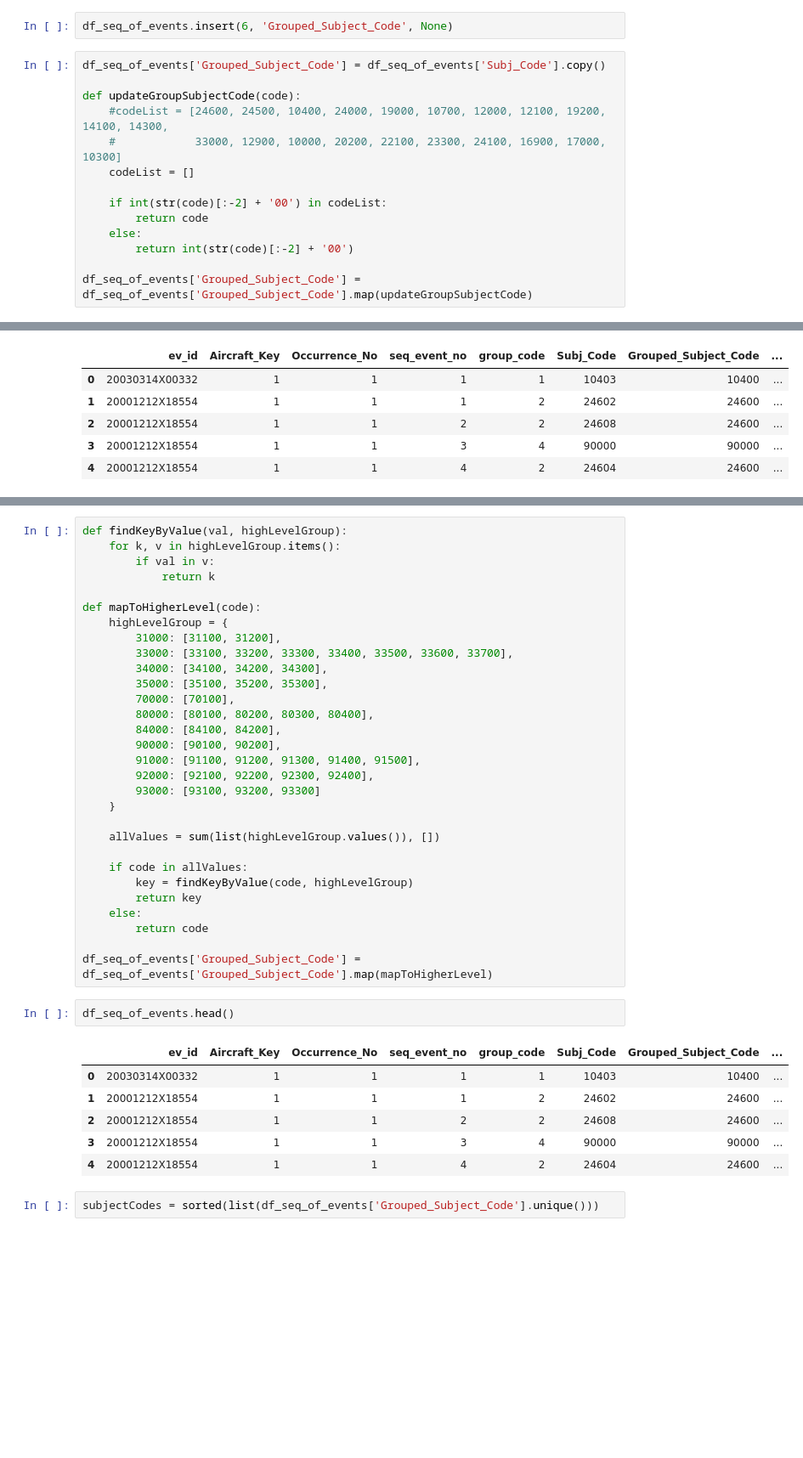
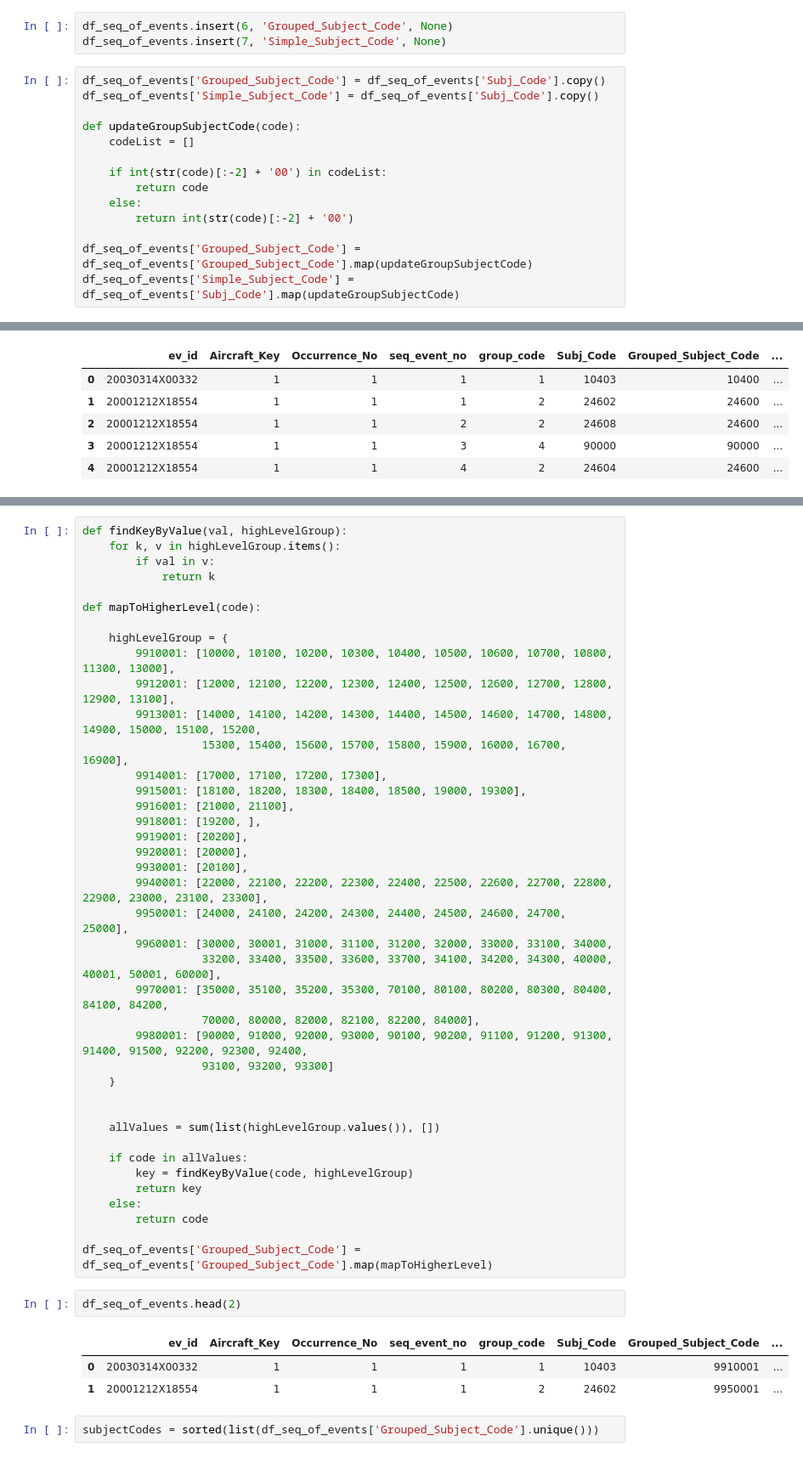
Before and after one commit to zxgcqupt/NTSB_Bayesian_Network, a Jupyter notebook: main.ipynb, the cells around one changed output, grey strips where cells are left out. Shown at 85% size. Drawn from its saved outputs; the diff is of its cells as text; blank space fills up the shorter version.

```diff
--- a/main.ipynb
+++ b/main.ipynb
@@ -230,12 +230,12 @@ df_seq_of_events.head()
 | 4 | 20001212X18554 | 1 | 1 | 4 | 2 | 24604 | F | ... |
 # %%
 df_seq_of_events.insert(6, 'Grouped_Subject_Code', None)
+df_seq_of_events.insert(7, 'Simple_Subject_Code', None)
 # %%
 df_seq_of_events['Grouped_Subject_Code'] = df_seq_of_events['Subj_Code'].copy()
+df_seq_of_events['Simple_Subject_Code'] = df_seq_of_events['Subj_Code'].copy()
 
 def updateGroupSubjectCode(code):
-    #codeList = [24600, 24500, 10400, 24000, 19000, 10700, 12000, 12100, 19200, 14100, 14300,
-    #            33000, 12900, 10000, 20200, 22100, 23300, 24100, 16900, 17000, 10300]
     codeList = []
 
     if int(str(code)[:-2] + '00') in codeList:
@@ -244,6 +244,7 @@ def updateGroupSubjectCode(code):
         return int(str(code)[:-2] + '00')
 
 df_seq_of_events['Grouped_Subject_Code'] = df_seq_of_events['Grouped_Subject_Code'].map(updateGroupSubjectCode)
+df_seq_of_events['Simple_Subject_Code'] = df_seq_of_events['Subj_Code'].map(updateGroupSubjectCode)
 # %%
 df_seq_of_events.head()
 # %% [output]
@@ -260,19 +265,29 @@ def findKeyByValue(val, highLevelGroup):
             return k
 
 def mapToHigherLevel(code):
+
     highLevelGroup = {
-        31000: [31100, 31200],
-        33000: [33100, 33200, 33300, 33400, 33500, 33600, 33700],
-        34000: [34100, 34200, 34300],
-        35000: [35100, 35200, 35300],
-        70000: [70100],
-        80000: [80100, 80200, 80300, 80400],
-        84000: [84100, 84200],
-        90000: [90100, 90200],
-        91000: [91100, 91200, 91300, 91400, 91500],
-        92000: [92100, 92200, 92300, 92400],
-        93000: [93100, 93200, 93300]
+        9910001: [10000, 10100, 10200, 10300, 10400, 10500, 10600, 10700, 10800, 11300, 13000],
+        9912001: [12000, 12100, 12200, 12300, 12400, 12500, 12600, 12700, 12800, 12900, 13100],
+        9913001: [14000, 14100, 14200, 14300, 14400, 14500, 14600, 14700, 14800, 14900, 15000, 15100, 15200,
+                  15300, 15400, 15600, 15700, 15800, 15900, 16000, 16700, 16900],
+        9914001: [17000, 17100, 17200, 17300],
+        9915001: [18100, 18200, 18300, 18400, 18500, 19000, 19300],
+        9916001: [21000, 21100],
+        9918001: [19200, ],
+        9919001: [20200],
+        9920001: [20000],
+        9930001: [20100],
+        9940001: [22000, 22100, 22200, 22300, 22400, 22500, 22600, 22700, 22800, 22900, 23000, 23100, 23300],
+        9950001: [24000, 24100, 24200, 24300, 24400, 24500, 24600, 24700, 25000],
+        9960001: [30000, 30001, 31000, 31100, 31200, 32000, 33000, 33100, 34000,
+                  33200, 33400, 33500, 33600, 33700, 34100, 34200, 34300, 40000, 40001, 50001, 60000],
+        9970001: [35000, 35100, 35200, 35300, 70100, 80100, 80200, 80300, 80400, 84100, 84200,
+                  70000, 80000, 82000, 82100, 82200, 84000],
+        9980001: [90000, 91000, 92000, 93000, 90100, 90200, 91100, 91200, 91300, 91400, 91500, 92200, 92300, 92400,
+                  93100, 93200, 93300]
     }
+
 
     allValues = sum(list(highLevelGroup.values()), [])
 
@@ -284,14 +299,11 @@ def mapToHigherLevel(code):
 
 df_seq_of_events['Grouped_Subject_Code'] = df_seq_of_events['Grouped_Subject_Code'].map(mapToHigherLevel)
 # %%
-df_seq_of_events.head()
+df_seq_of_events.head(2)
 # %% [output]
 |  | ev_id | Aircraft_Key | Occurrence_No | seq_event_no | group_code | Subj_Code | Grouped_Subject_Code | ... |
-| 0 | 20030314X00332 | 1 | 1 | 1 | 1 | 10403 | 10400 | ... |
-| 1 | 20001212X18554 | 1 | 1 | 1 | 2 | 24602 | 24600 | ... |
-| 2 | 20001212X18554 | 1 | 1 | 2 | 2 | 24608 | 24600 | ... |
-| 3 | 20001212X18554 | 1 | 1 | 3 | 4 | 90000 | 90000 | ... |
-| 4 | 20001212X18554 | 1 | 1 | 4 | 2 | 24604 | 24600 | ... |
+| 0 | 20030314X00332 | 1 | 1 | 1 | 1 | 10403 | 9910001 | ... |
+| 1 | 20001212X18554 | 1 | 1 | 1 | 2 | 24602 | 9950001 | ... |
 # %%
 subjectCodes = sorted(list(df_seq_of_events['Grouped_Subject_Code'].unique()))
 # %%
```
Also changed, not shown: parts of 51 cells of this notebook, 4 other files.
